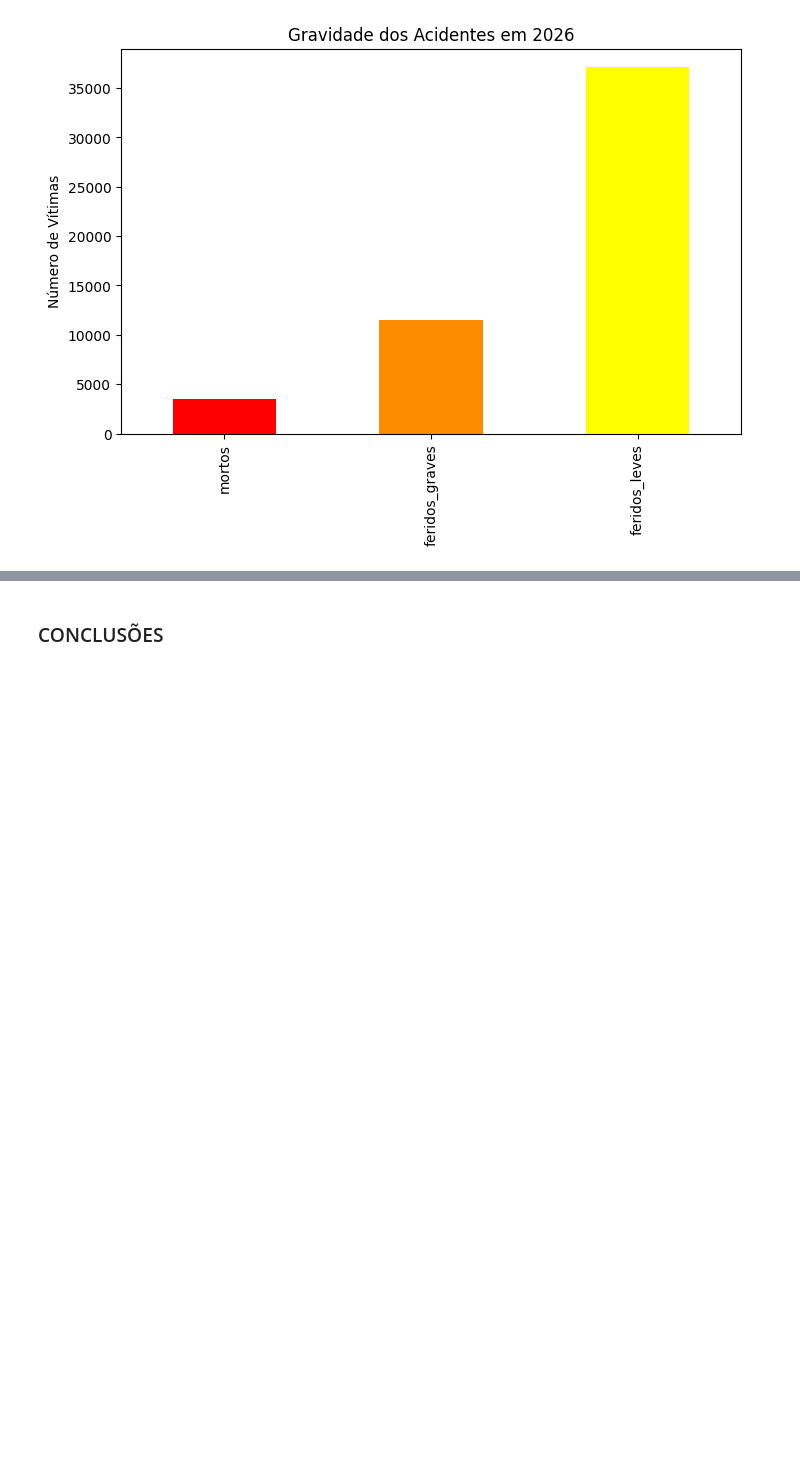
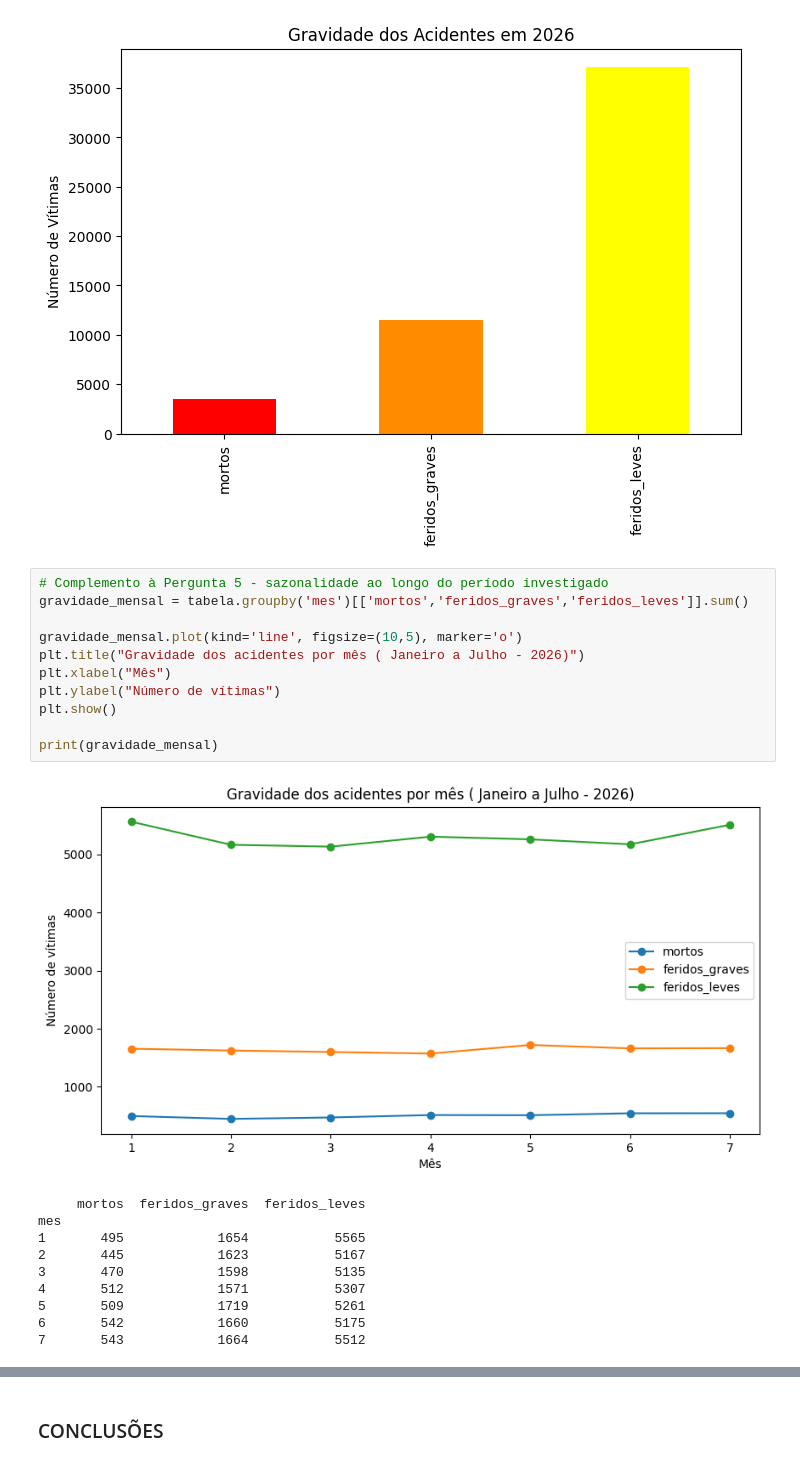
Before and after one commit to CristianeSMarques/Projeto-Final---Grupo-3---Cinthia-Cristiane-e-Douglas, a Jupyter notebook: Projeto.ipynb, the cells around one changed output, grey strips where cells are left out. Cells and saved outputs as stored; diff of their text form; blank space fills up the shorter version.

Commit message:
incluido sazonalidade - mes janeiro a julho 2026

```diff
--- a/Projeto.ipynb
+++ b/Projeto.ipynb
@@ -740,3 +745,25 @@ feridos_graves    11489
 feridos_leves     37122
 dtype: int64
 [figure]
+# %%
+# Complemento à Pergunta 5 - sazonalidade ao longo do período investigado
+gravidade_mensal = tabela.groupby('mes')[['mortos','feridos_graves','feridos_leves']].sum()
+
+gravidade_mensal.plot(kind='line', figsize=(10,5), marker='o')
+plt.title("Gravidade dos acidentes por mês ( Janeiro a Julho - 2026)")
+plt.xlabel("Mês")
+plt.ylabel("Número de vítimas")
+plt.show()
+
+print(gravidade_mensal)
+# %% [output]
+[figure, added]
+     mortos  feridos_graves  feridos_leves
+mes
+1       495            1654           5565
+2       445            1623           5167
+3       470            1598           5135
+4       512            1571           5307
+5       509            1719           5261
+6       542            1660           5175
+7       543            1664           5512
```
Also changed, not shown: parts of 4 cells of this notebook, 1 other file.
